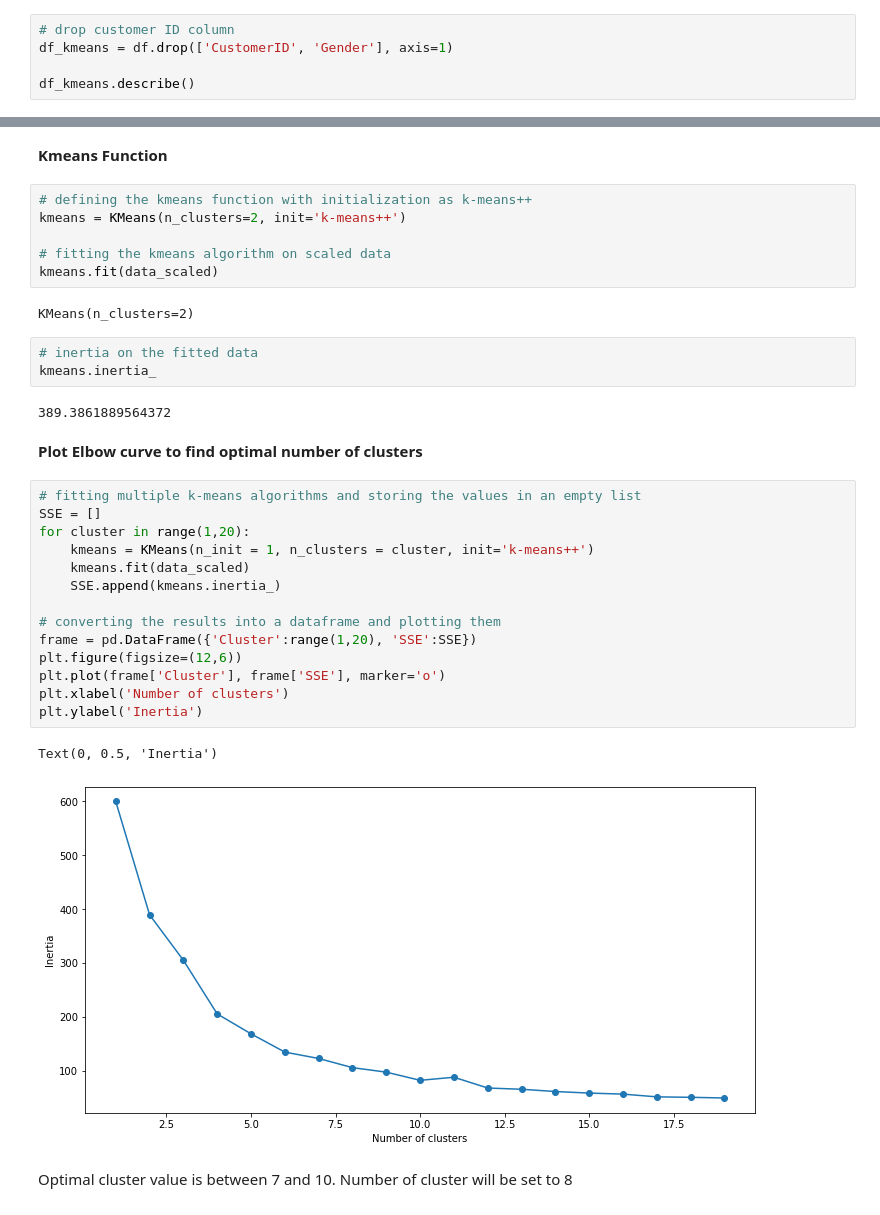
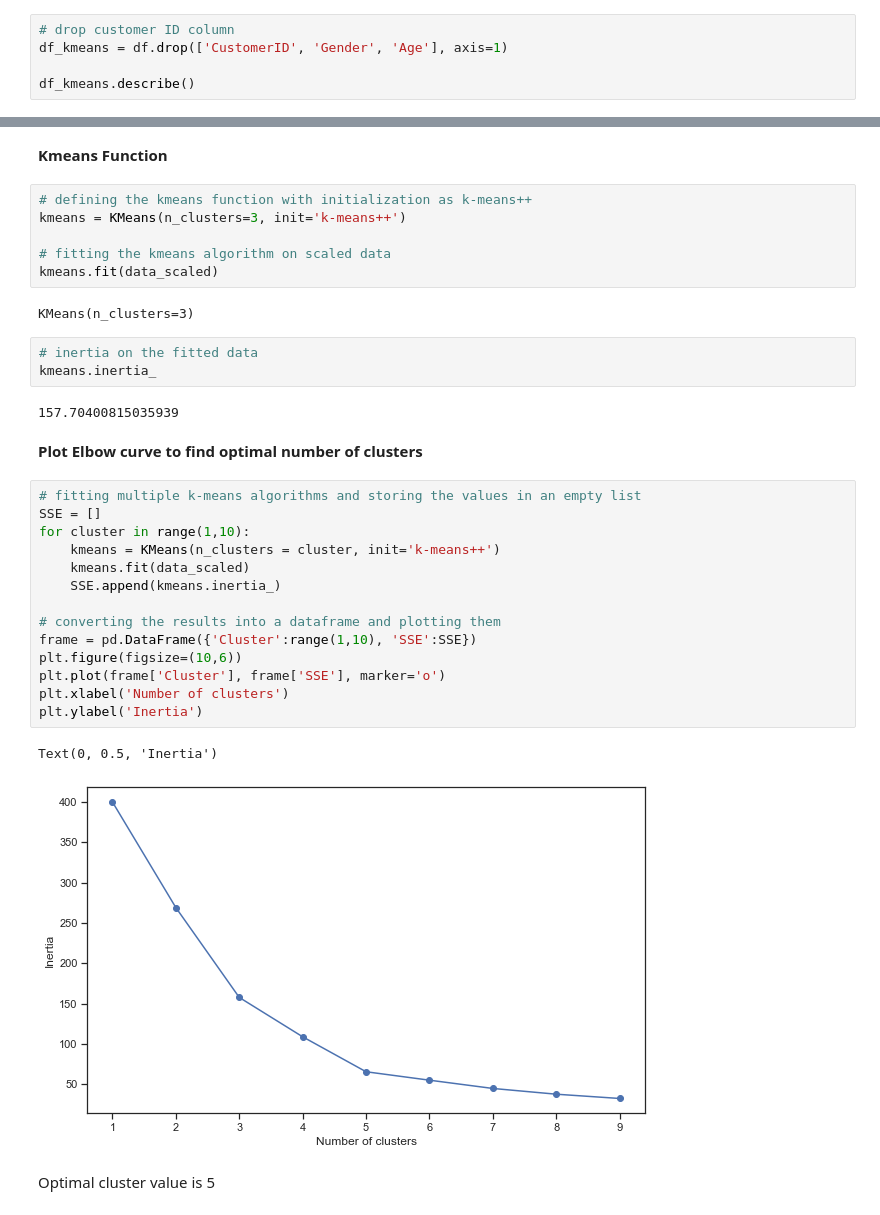
Before and after one commit to danPoku/01CustomerSegmentation, a Jupyter notebook: 01mallCustomers/mallCustomers.ipynb, the cells around one changed output, grey strips where cells are left out. Saved outputs shown, nothing was run; the diff lists cells and outputs as text.

Commit message:
kmeans updates

```diff
--- a/01mallCustomers/mallCustomers.ipynb
+++ b/01mallCustomers/mallCustomers.ipynb
@@ -172,7 +172,7 @@ sns.displot(df.SpendingScore)
 **KMeans Clustering**
 # %%
 # drop customer ID column
-df_kmeans = df.drop(['CustomerID', 'Gender'], axis=1)
+df_kmeans = df.drop(['CustomerID', 'Gender', 'Age'], axis=1)
 
 df_kmeans.describe()
 # %% [output]
@@ -211,36 +211,36 @@ pd.DataFrame(data_scaled).describe()
 **Kmeans Function**
 # %%
 # defining the kmeans function with initialization as k-means++
-kmeans = KMeans(n_clusters=2, init='k-means++')
+kmeans = KMeans(n_clusters=3, init='k-means++')
 
 # fitting the kmeans algorithm on scaled data
 kmeans.fit(data_scaled)
 # %% [output]
-KMeans(n_clusters=2)
+KMeans(n_clusters=3)
 # %%
 # inertia on the fitted data
 kmeans.inertia_
 # %% [output]
-389.3861889564372
+157.70400815035939
 # %% [markdown]
 **Plot Elbow curve to find optimal number of clusters**
 # %%
 # fitting multiple k-means algorithms and storing the values in an empty list
 SSE = []
-for cluster in range(1,20):
-    kmeans = KMeans(n_init = 1, n_clusters = cluster, init='k-means++')
+for cluster in range(1,10):
+    kmeans = KMeans(n_clusters = cluster, init='k-means++')
     kmeans.fit(data_scaled)
     SSE.append(kmeans.inertia_)
 
 # converting the results into a dataframe and plotting them
-frame = pd.DataFrame({'Cluster':range(1,20), 'SSE':SSE})
-plt.figure(figsize=(12,6))
+frame = pd.DataFrame({'Cluster':range(1,10), 'SSE':SSE})
+plt.figure(figsize=(10,6))
 plt.plot(frame['Cluster'], frame['SSE'], marker='o')
 plt.xlabel('Number of clusters')
 plt.ylabel('Inertia')
 # %% [output]
 Text(0, 0.5, 'Inertia')
-[figure, old version]
+[figure, new version]
-# %% [markdown]
-Optimal cluster value is between 7 and 10. Number of cluster will be set to 8
+# %% [markdown]
+Optimal cluster value is 5
 # %%
```
Also changed, not shown: parts of 13 cells of this notebook.
